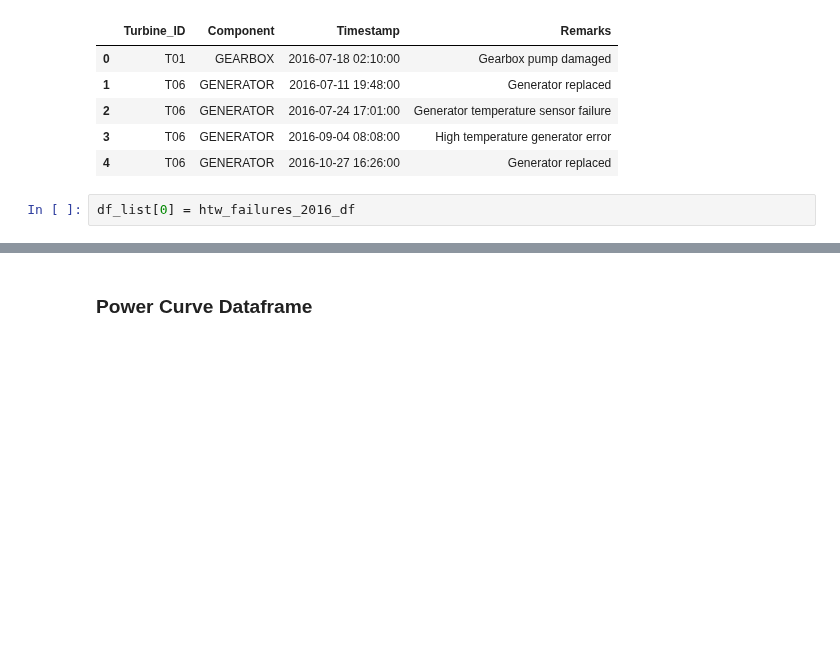
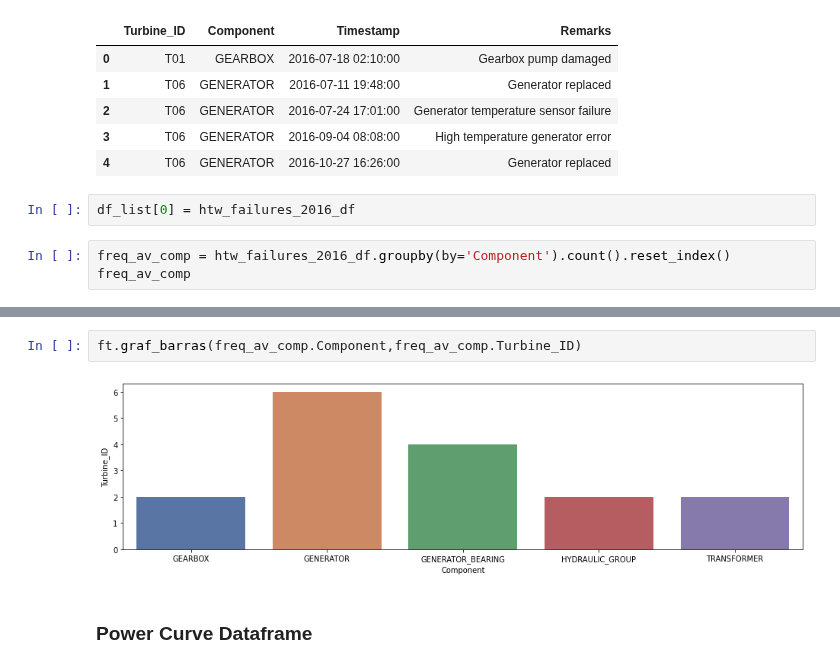
Before and after one commit to RicardoJPedro82/wmillfailprev, a Jupyter notebook: notebooks/Ricardo_exploration.ipynb, the cells around one changed output, grey strips where cells are left out. Saved outputs shown, nothing was run; the diff lists cells and outputs as text; blank space fills up the shorter version.

```diff
--- a/notebooks/Ricardo_exploration.ipynb
+++ b/notebooks/Ricardo_exploration.ipynb
@@ -89,3 +82,6 @@ htw_failures_2016_df.head()
 | 4 | T06 | GENERATOR | 2016-10-27 16:26:00 | Generator replaced |
 # %%
 df_list[0] = htw_failures_2016_df
+# %%
+freq_av_comp = htw_failures_2016_df.groupby(by='Component').count().reset_index()
+freq_av_comp
@@ -92,3 +105,7 @@ df_list[0] = htw_failures_2016_df
+# %%
+ft.graf_barras(freq_av_comp.Component,freq_av_comp.Turbine_ID)
+# %% [output]
+[figure, added]
 # %% [markdown]
 ### Power Curve Dataframe
 # %%
```
Also changed, not shown: parts of 66 cells of this notebook, 1 other file.
